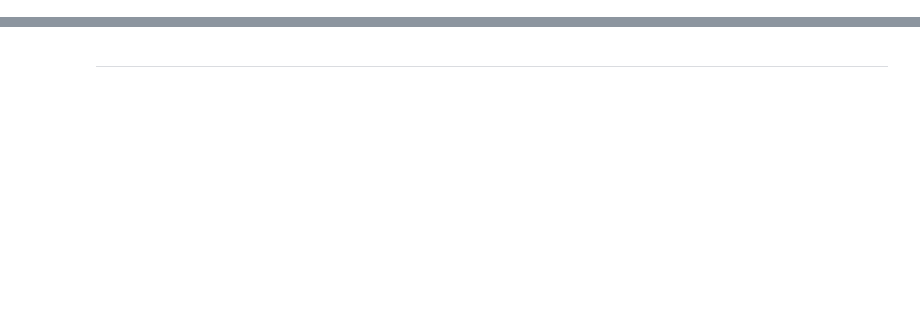
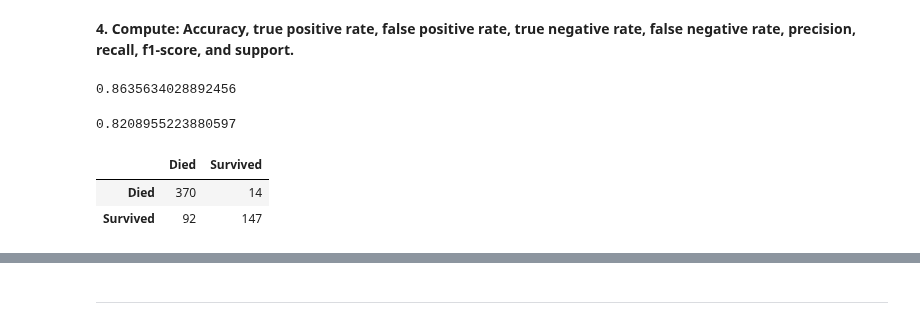
Before and after one commit to Marc-Aradillas/Classification_exercises.ipynb, a Jupyter notebook: decision_tree.ipynb, the cells around one changed output, grey strips where cells are left out. Cells and saved outputs as stored; diff of their text form; code cells hidden in the pictures; blank space fills up the shorter version.

```diff
--- a/decision_tree.ipynb
+++ b/decision_tree.ipynb
@@ -16,0 +49,14 @@
+# %%
+def one_hot_encode_columns(dataframes, columns_to_encode):
+    encoded_dataframes = []
+
+    for df in dataframes:
+        encoded_df = pd.get_dummies(df, columns=columns_to_encode)
+        encoded_dataframes.append(encoded_df)
+
+    return encoded_dataframes
+
+dataframes_to_encode = [train, val]
+encoded_dataframes = one_hot_encode_columns(dataframes_to_encode, columns_to_encode=['sex', 'class', 'embark_town'])
+
+train, val = encoded_dataframes
@@ -16,0 +218,27 @@
+# %% [markdown]
+**4. Compute: Accuracy, true positive rate, false positive rate, true negative rate, false negative rate, precision, recall, f1-score, and support.**
+# %%
+clf.score(X_train, y_train)
+# %% [output]
+0.8635634028892456
+# %%
+clf.score(X_val, y_val)
+# %% [output]
+0.8208955223880597
+# %%
+y_train = train.survived
+
+import pandas as pd
+
+labels = sorted(y_train.unique())
+
+model = pd.DataFrame(confusion_matrix(y_train, y_pred), index=labels, columns=labels)
+
+model.rename(
+    columns={0: 'Died', 1: 'Survived'}, index={0: 'Died', 1: 'Survived'}, inplace=True,)
+
+model
+# %% [output]
+|  | Died | Survived |
+| Died | 370 | 14 |
+| Survived | 92 | 147 |
```
Also changed, not shown: parts of 66 cells of this notebook, 2 other files.
